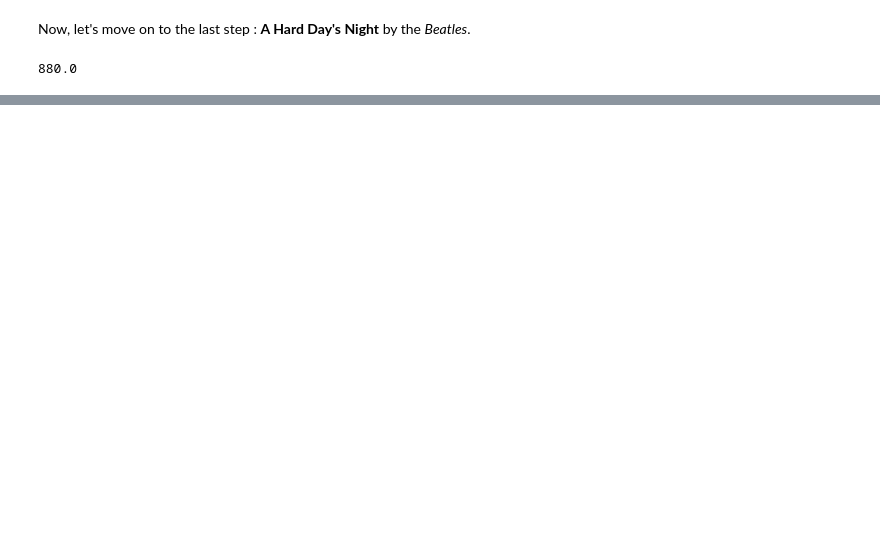
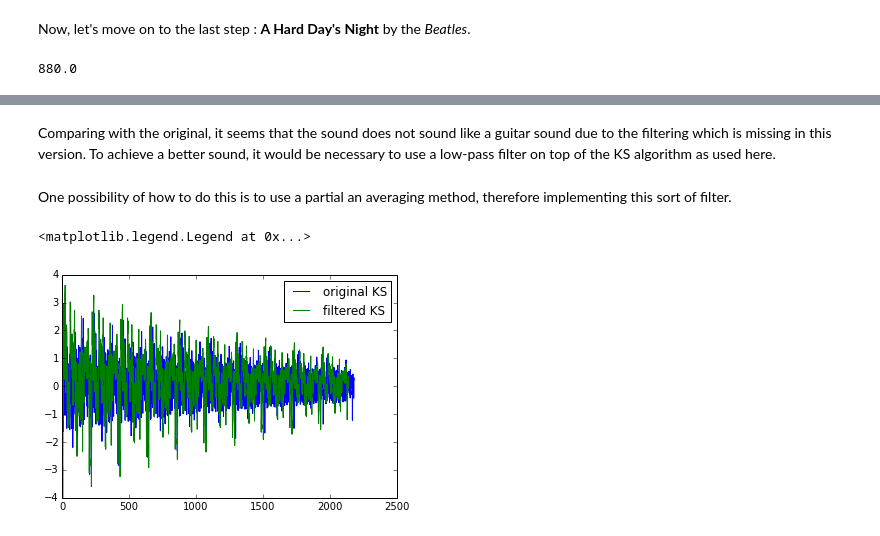
Before and after one commit to flothesof/posts, a Jupyter notebook: 20140303_KarplusStrongAlgorithm.ipynb, the cells around one changed output, grey strips where cells are left out. Saved outputs shown, nothing was run; the diff lists cells and outputs as text; code cells hidden in the pictures; blank space fills up the shorter version.

Commit message:
updated karplus strong with more sound examples

```diff
--- a/20140303_KarplusStrongAlgorithm.ipynb
+++ b/20140303_KarplusStrongAlgorithm.ipynb
@@ -157,0 +160,7 @@ wavPlayer(2**13 * chord.astype(int16), Fs)
+# %%
+Fs = 48000 # sampling rate
+f_0 = 220 # the frequency of the sound we will play
+duration = 1 # duration of the sound
+nbsample = duration * Fs # number of samples at given sampling frequency
+x = randn(int(Fs/f_0))
+play_sound = lambda attenuation : wavPlayer(2**13 * ks(x, attenuation, nbsample / x.size).astype(int16), Fs)
@@ -157,0 +181,20 @@ wavPlayer(2**13 * chord.astype(int16), Fs)
+# %% [markdown]
+Comparing with the original, it seems that the sound does not sound like a guitar sound due to the filtering which is missing in this version. To achieve a better sound, it would be necessary to use a low-pass filter on top of the KS algorithm as used here.
+# %% [markdown]
+One possibility of how to do this is to use a partial an averaging method, therefore implementing this sort of filter.
+# %%
+def moving_average(a, n=3) :
+    ret = np.cumsum(a, dtype=float)
+    ret[n:] = ret[n:] - ret[:-n]
+    return ret[n - 1:] / n
+
+def ks_filtered(x, alpha, D, averaging):
+    y = concatenate([moving_average(x, averaging) * alpha ** i for i in range(D)])
+    return  y / abs(y).max() * 4.
+# %%
+plot(ks(x, 0.9, 10), label='original KS')
+plot(ks_filtered(x, 0.90, 10, 5), label='filtered KS')
+legend()
+# %% [output]
+<matplotlib.legend.Legend at 0x...>
+[figure, added]
```
Also changed, not shown: parts of 14 cells of this notebook.
